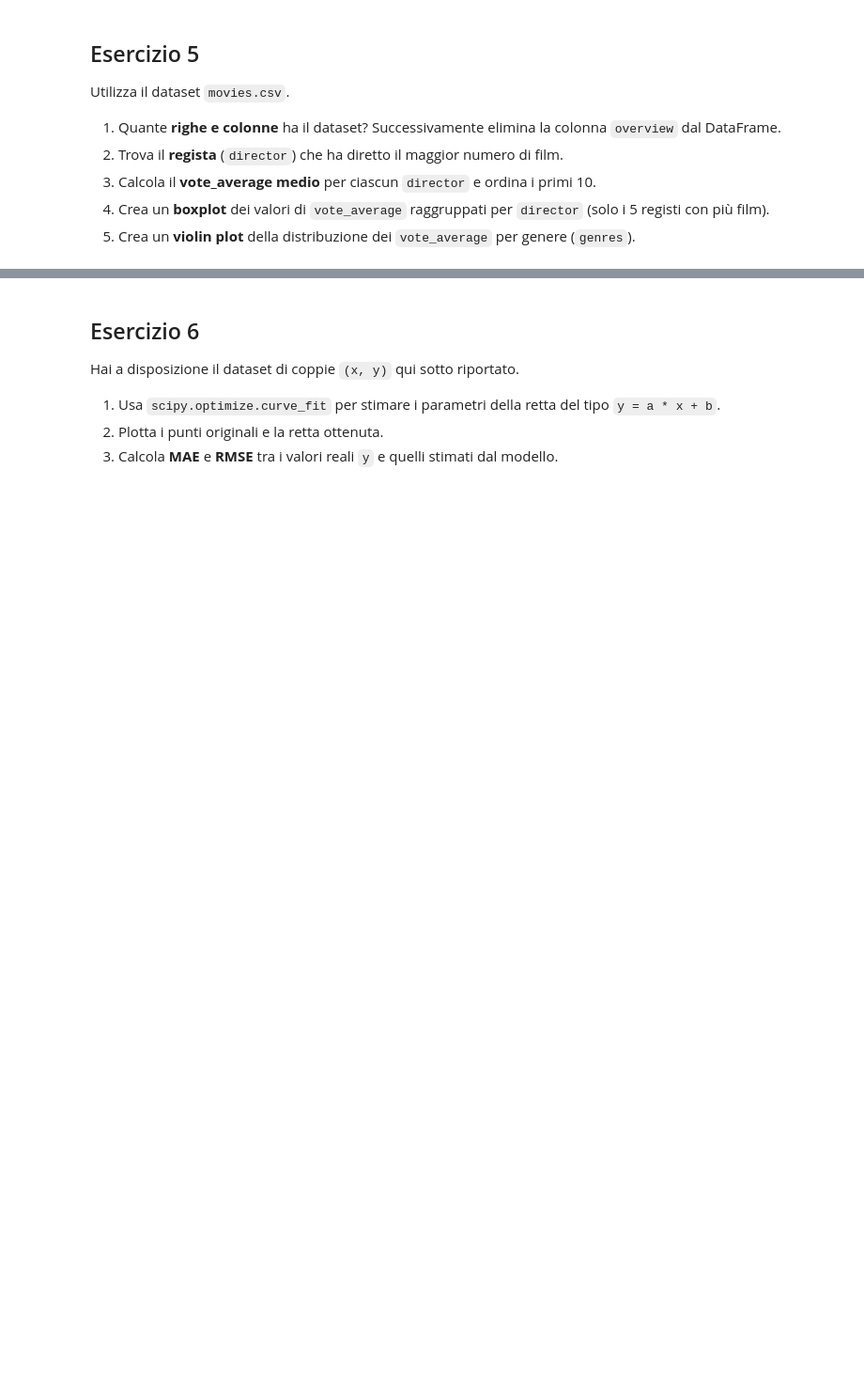
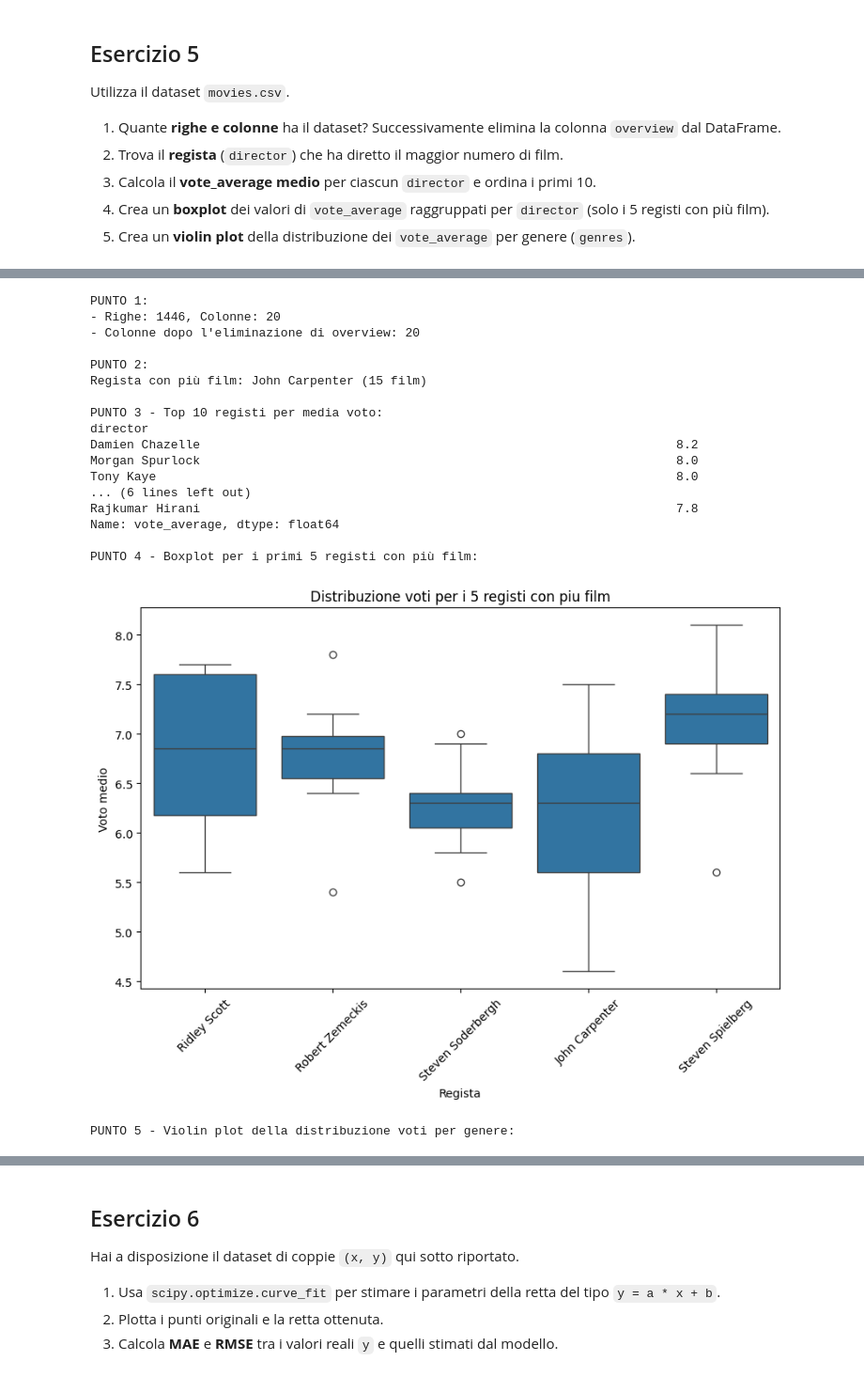
Before and after one commit to s266112/Programming_Lab-2_PY-, a Jupyter notebook: 2026/Esame anni passati/Appello 3 (Sess INV) 28-8-25/esame28_agosto.ipynb, the cells around one changed output, grey strips where cells are left out. Shown at 94% size. Drawn from its saved outputs; the diff is of its cells as text; code cells hidden in the pictures; blank space fills up the shorter version.

```diff
--- a/2026/Esame anni passati/Appello 3 (Sess INV) 28-8-25/esame28_agosto.ipynb
+++ b/2026/Esame anni passati/Appello 3 (Sess INV) 28-8-25/esame28_agosto.ipynb
@@ -101,0 +379,79 @@ Utilizza il dataset `movies.csv`.
+# %%
+import pandas as pd
+import matplotlib.pyplot as plt
+import seaborn as sns
+
+# Carico il dataset e pulizia dei NaN
+df = pd.read_csv ('movies.csv')         # Carico il database
+df = df.dropna()                        # Pulisco i NaN
+df = df[df['budget'] > 0]               # Escludo film con budget < 0
+
+
+# 1. Dimensioni ed eliminazione colonna overview
+df = df.drop(columns = ['overview'])
+print ("\nPUNTO 1: ")
+print (f"- Righe: {df.shape[0]}, Colonne: {df.shape[1]}")
+print ("- Colonne dopo l'eliminazione di overview:", df.shape[1])
+
+
+# 2. Regista con più film
+conteggio_registi = df['director'].value_counts()
+top_director = conteggio_registi.idxmax()
+n_film = conteggio_registi.max()
+print ("\nPUNTO 2:")
+print (f"Regista con più film: {top_director} ({n_film} film)")
+
+
+# 3. Media voto per regista
+media_registi = df.groupby('director')['vote_average'].mean().sort_values(ascending = False).head (10)
+print ("\nPUNTO 3 - Top 10 registi per media voto: ")
+print (media_registi)
+
+
+# 4. Boxplot per i primi 5 registi con più film
+top5_director = conteggio_registi.head(5).index.tolist()
+df_top5 = df[df['director'].isin(top5_director)]
+
+print ("\nPUNTO 4 - Boxplot per i primi 5 registi con più film:")
+plt.figure (figsize = (10, 6))
+sns.boxplot (x = 'director', y = 'vote_average', data = df_top5)
+plt.xticks (rotation = 45)
+plt.xlabel ('Regista')
+plt.ylabel ('Voto medio')
+plt.title('Distribuzione voti per i 5 registi con piu film')
+plt.show ()
+
+
+# 5. Violin plot per genere
+genres_expanded = df['genres'].str.split('|').explode()     # Separo i generi con ('|')
+df_genres = df.loc[genres_expanded.index].copy()
+df_genres['genres'] = genres_expanded
+
+print ("\nPUNTO 5 - Violin plot della distribuzione voti per genere:")
+plt.figure (figsize = (12, 6))
+sns.violinplot (x = 'genres', y = 'vote_average', data = df_genres)
+plt.xticks (rotation = 45)
+plt.xlabel ('Genere')
+plt.ylabel ('Voto medio')
+plt.title ('Distribuzione dei voti per genere')
+plt.show ()
+# %% [output]
+PUNTO 1:
+- Righe: 1446, Colonne: 20
+- Colonne dopo l'eliminazione di overview: 20
+
+PUNTO 2:
+Regista con più film: John Carpenter (15 film)
+
+PUNTO 3 - Top 10 registi per media voto:
+director
+Damien Chazelle                                                                 8.2
+Morgan Spurlock                                                                 8.0
+Tony Kaye                                                                       8.0
+... (6 lines left out)
+Rajkumar Hirani                                                                 7.8
+Name: vote_average, dtype: float64
+
+PUNTO 4 - Boxplot per i primi 5 registi con più film:
+[figure, added]
+PUNTO 5 - Violin plot della distribuzione voti per genere:
```
Also changed, not shown: parts of 12 cells of this notebook.
